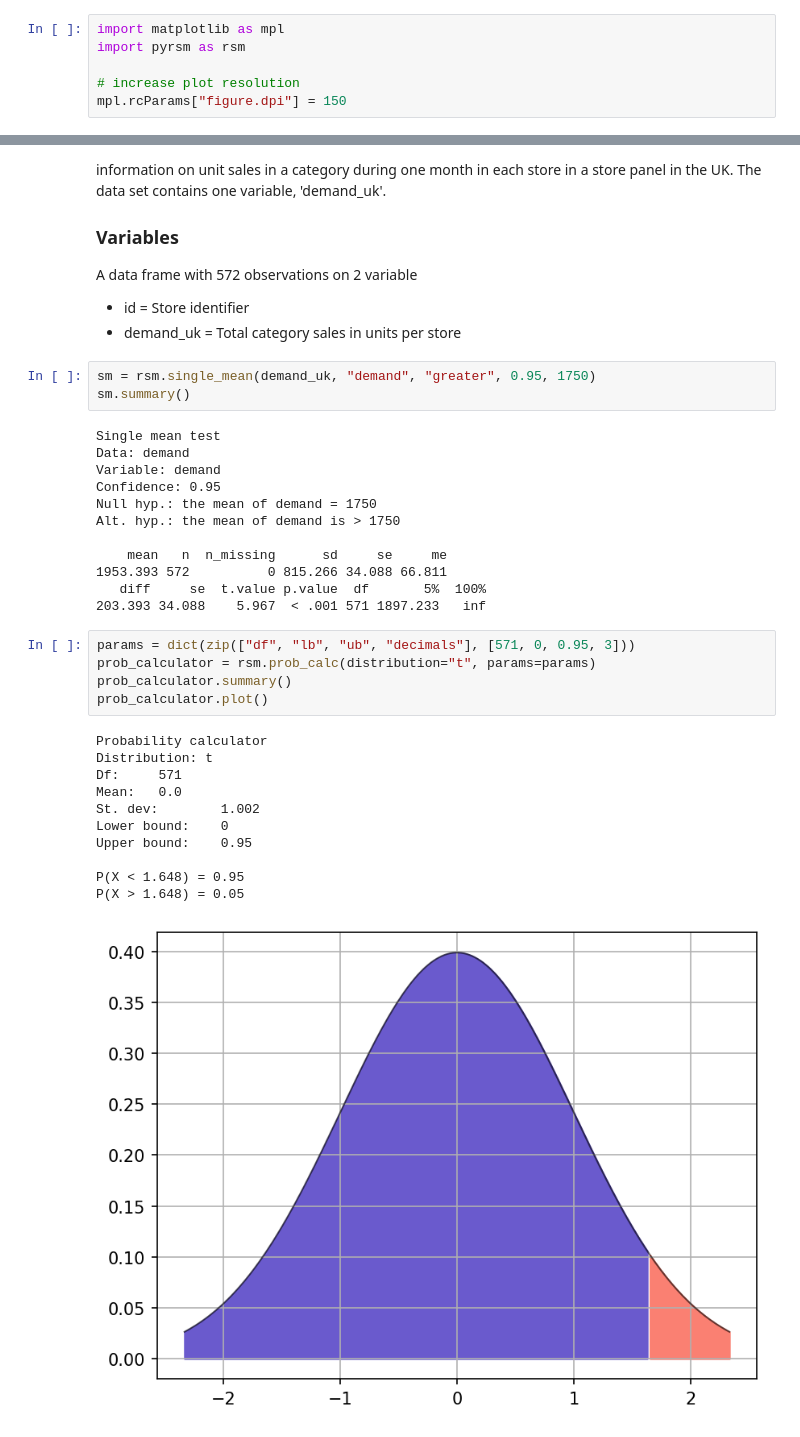
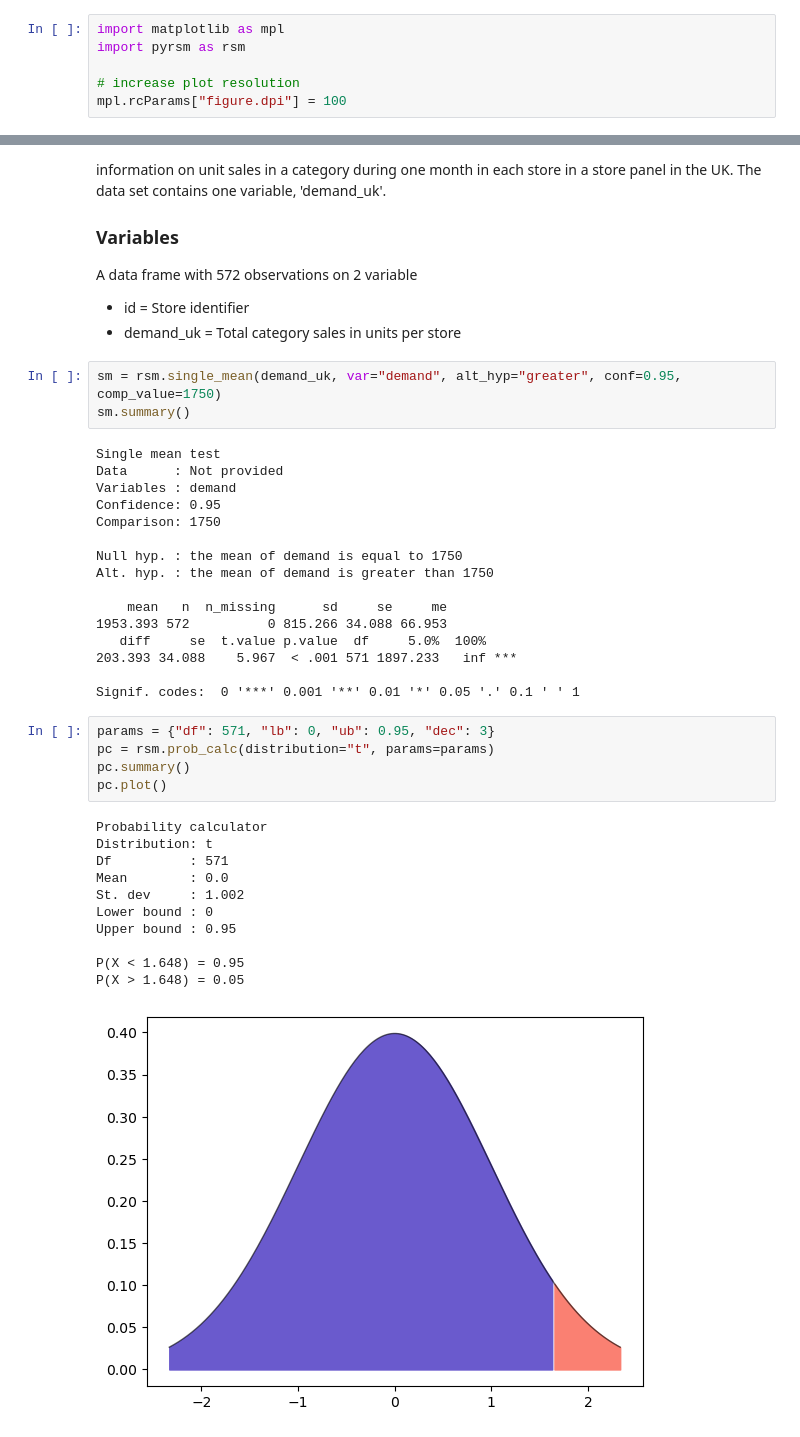
Before and after one commit to vnijs/pyrsm, a Jupyter notebook: examples/basics-single-mean.ipynb, the cells around one changed output, grey strips where cells are left out. Drawn from its saved outputs; the diff is of its cells as text.

```diff
--- a/examples/basics-single-mean.ipynb
+++ b/examples/basics-single-mean.ipynb
@@ -7,7 +7,7 @@ import matplotlib as mpl
 import pyrsm as rsm
 
 # increase plot resolution
-mpl.rcParams["figure.dpi"] = 150
+mpl.rcParams["figure.dpi"] = 100
 # %%
 ## setup pyrsm for autoreload when you edit code and save
 ## nothing else needed!
@@ -32,35 +32,39 @@ A data frame with 572 observations on 2 variable
 * id = Store identifier
 * demand_uk = Total category sales in units per store
 # %%
-sm = rsm.single_mean(demand_uk, "demand", "greater", 0.95, 1750)
+sm = rsm.single_mean(demand_uk, var="demand", alt_hyp="greater", conf=0.95, comp_value=1750)
 sm.summary()
 # %% [output]
 Single mean test
-Data: demand
-Variable: demand
+Data      : Not provided
+Variables : demand
 Confidence: 0.95
-Null hyp.: the mean of demand = 1750
-Alt. hyp.: the mean of demand is > 1750
+Comparison: 1750
+
+Null hyp. : the mean of demand is equal to 1750
+Alt. hyp. : the mean of demand is greater than 1750
 
     mean   n  n_missing      sd     se     me
-1953.393 572          0 815.266 34.088 66.811
-   diff     se  t.value p.value  df       5%  100%
-203.393 34.088    5.967  < .001 571 1897.233   inf
+1953.393 572          0 815.266 34.088 66.953
+   diff     se  t.value p.value  df     5.0%  100%
+203.393 34.088    5.967  < .001 571 1897.233   inf ***
+
+Signif. codes:  0 '***' 0.001 '**' 0.01 '*' 0.05 '.' 0.1 ' ' 1
 # %%
-params = dict(zip(["df", "lb", "ub", "decimals"], [571, 0, 0.95, 3]))
-prob_calculator = rsm.prob_calc(distribution="t", params=params)
-prob_calculator.summary()
-prob_calculator.plot()
+params = {"df": 571, "lb": 0, "ub": 0.95, "dec": 3}
+pc = rsm.prob_calc(distribution="t", params=params)
+pc.summary()
+pc.plot()
 # %% [output]
 Probability calculator
 Distribution: t
-Df:     571
-Mean:   0.0
-St. dev:        1.002
-Lower bound:    0
-Upper bound:    0.95
+Df          : 571
+Mean        : 0.0
+St. dev     : 1.002
+Lower bound : 0
+Upper bound : 0.95
 
 P(X < 1.648) = 0.95
 P(X > 1.648) = 0.05
-[figure, old version]
+[figure, new version]
 # %%
```
Also changed, not shown: parts of 3 cells of this notebook, 12 other files.
